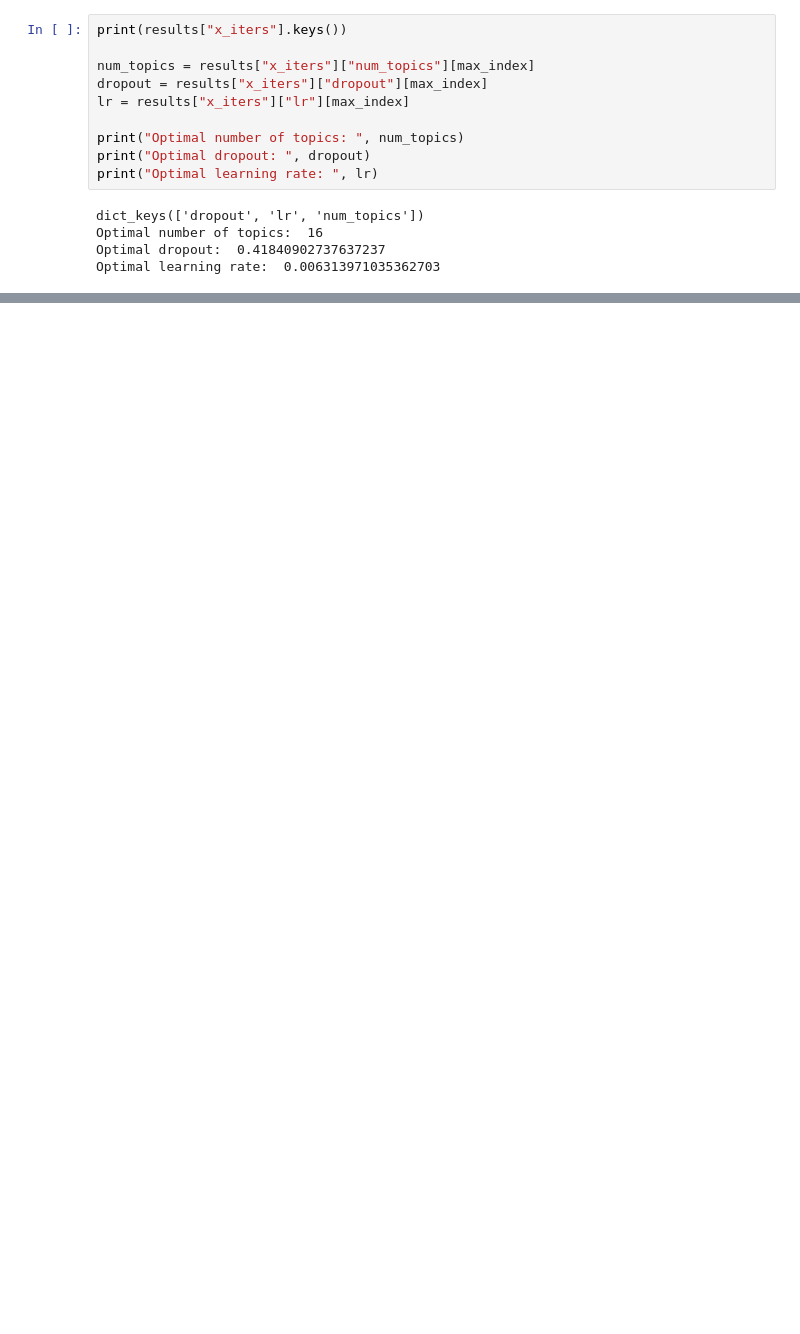
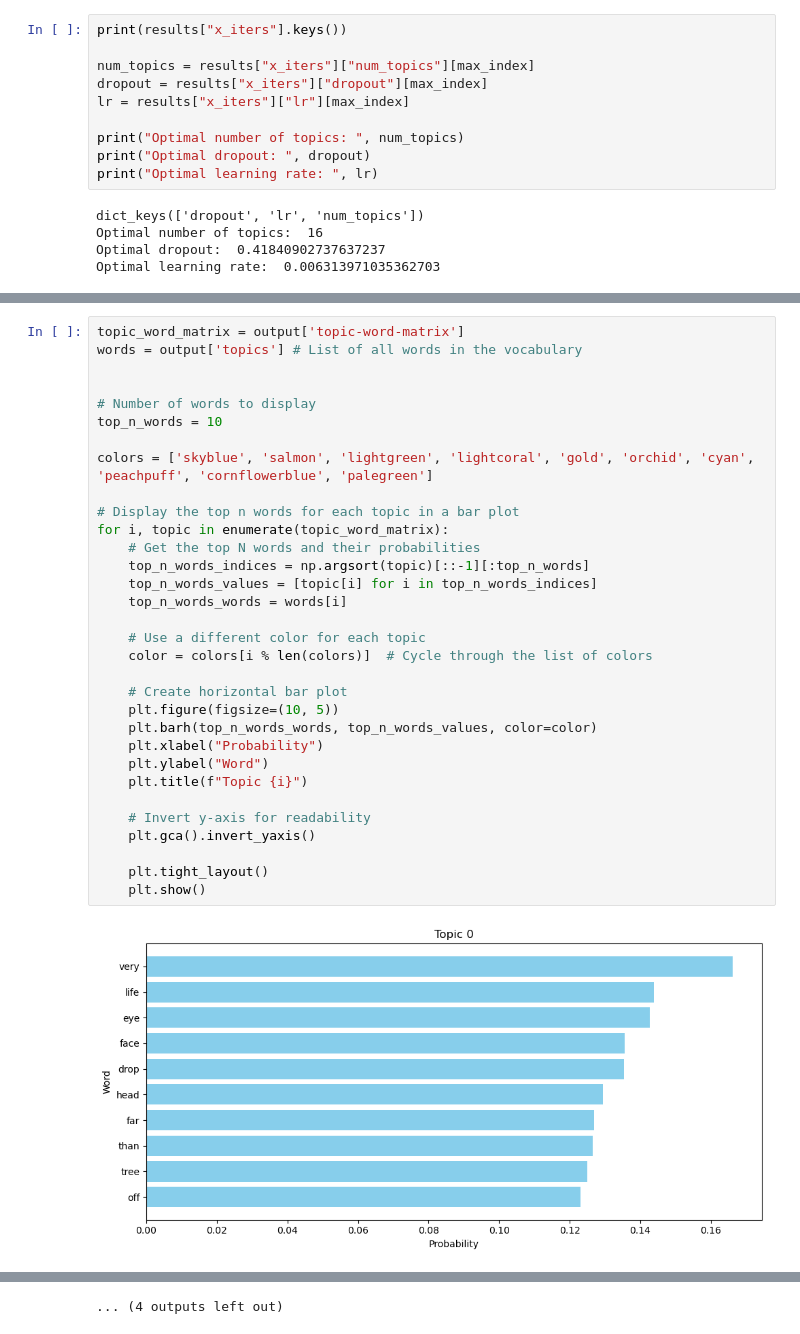
Before and after one commit to 15Max/LatentDirichletAllocation, a Jupyter notebook: notebooks/prod.ipynb, the cells around one changed output, grey strips where cells are left out. Cells and saved outputs as stored; diff of their text form; blank space fills up the shorter version.

```diff
--- a/notebooks/prod.ipynb
+++ b/notebooks/prod.ipynb
@@ -245,0 +401,34 @@ Optimal learning rate:  0.006313971035362703
+# %%
+topic_word_matrix = output['topic-word-matrix']
+words = output['topics'] # List of all words in the vocabulary
+
+
+# Number of words to display
+top_n_words = 10
+
+colors = ['skyblue', 'salmon', 'lightgreen', 'lightcoral', 'gold', 'orchid', 'cyan', 'peachpuff', 'cornflowerblue', 'palegreen']
+
+# Display the top n words for each topic in a bar plot
+for i, topic in enumerate(topic_word_matrix):
+    # Get the top N words and their probabilities
+    top_n_words_indices = np.argsort(topic)[::-1][:top_n_words]
+    top_n_words_values = [topic[i] for i in top_n_words_indices]
+    top_n_words_words = words[i]
+
+    # Use a different color for each topic
+    color = colors[i % len(colors)]  # Cycle through the list of colors
+
+    # Create horizontal bar plot
+    plt.figure(figsize=(10, 5))
+    plt.barh(top_n_words_words, top_n_words_values, color=color)
+    plt.xlabel("Probability")
+    plt.ylabel("Word")
+    plt.title(f"Topic {i}")
+
+    # Invert y-axis for readability
+    plt.gca().invert_yaxis()
+
+    plt.tight_layout()
+    plt.show()
+# %% [output]
+[figure, added]
@@ -245,0 +446 @@ Optimal learning rate:  0.006313971035362703
+... (4 outputs left out)
```
Also changed, not shown: parts of 22 cells of this notebook, 2 other files.
